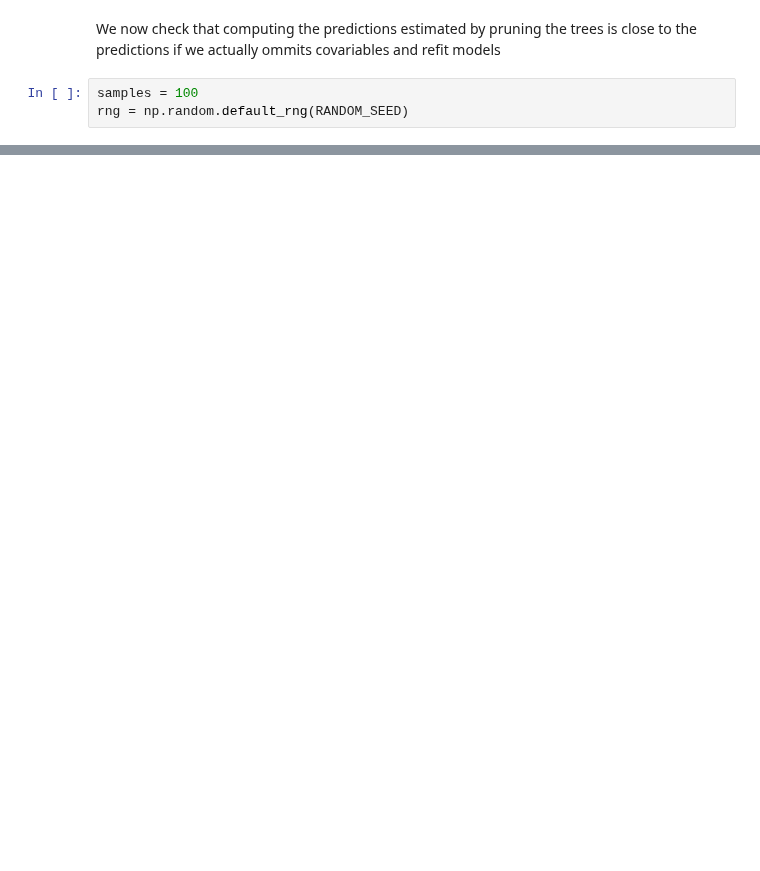
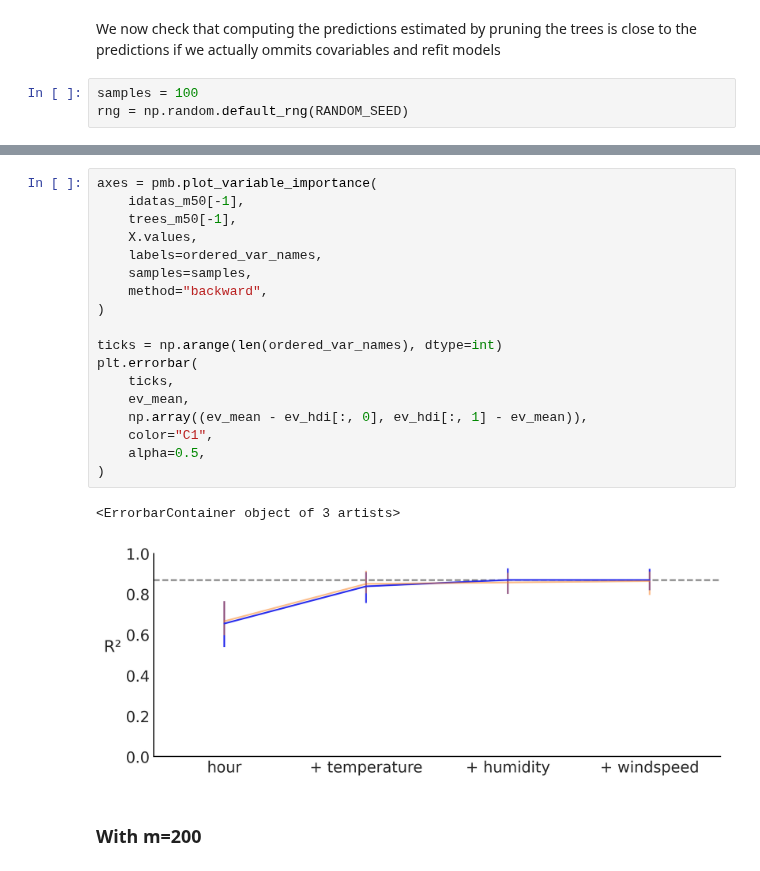
Before and after one commit to Grupo-de-modelado-probabilista/BART, a Jupyter notebook: variable_selection/Bikes.ipynb, the cells around one changed output, grey strips where cells are left out. Saved outputs shown, nothing was run; the diff lists cells and outputs as text; blank space fills up the shorter version.

```diff
--- a/variable_selection/Bikes.ipynb
+++ b/variable_selection/Bikes.ipynb
@@ -93 +111,24 @@ plt.savefig("bikes_VI_m50.png");
+# %%
+axes = pmb.plot_variable_importance(
+    idatas_m50[-1],
+    trees_m50[-1],
+    X.values,
+    labels=ordered_var_names,
+    samples=samples,
+    method="backward",
+)
+
+ticks = np.arange(len(ordered_var_names), dtype=int)
+plt.errorbar(
+    ticks,
+    ev_mean,
+    np.array((ev_mean - ev_hdi[:, 0], ev_hdi[:, 1] - ev_mean)),
+    color="C1",
+    alpha=0.5,
+)
+# %% [output]
+<ErrorbarContainer object of 3 artists>
+[figure, added]
+# %% [markdown]
+### With m=200
 # %%
```
Also changed, not shown: parts of 9 cells of this notebook, 2 other files.
